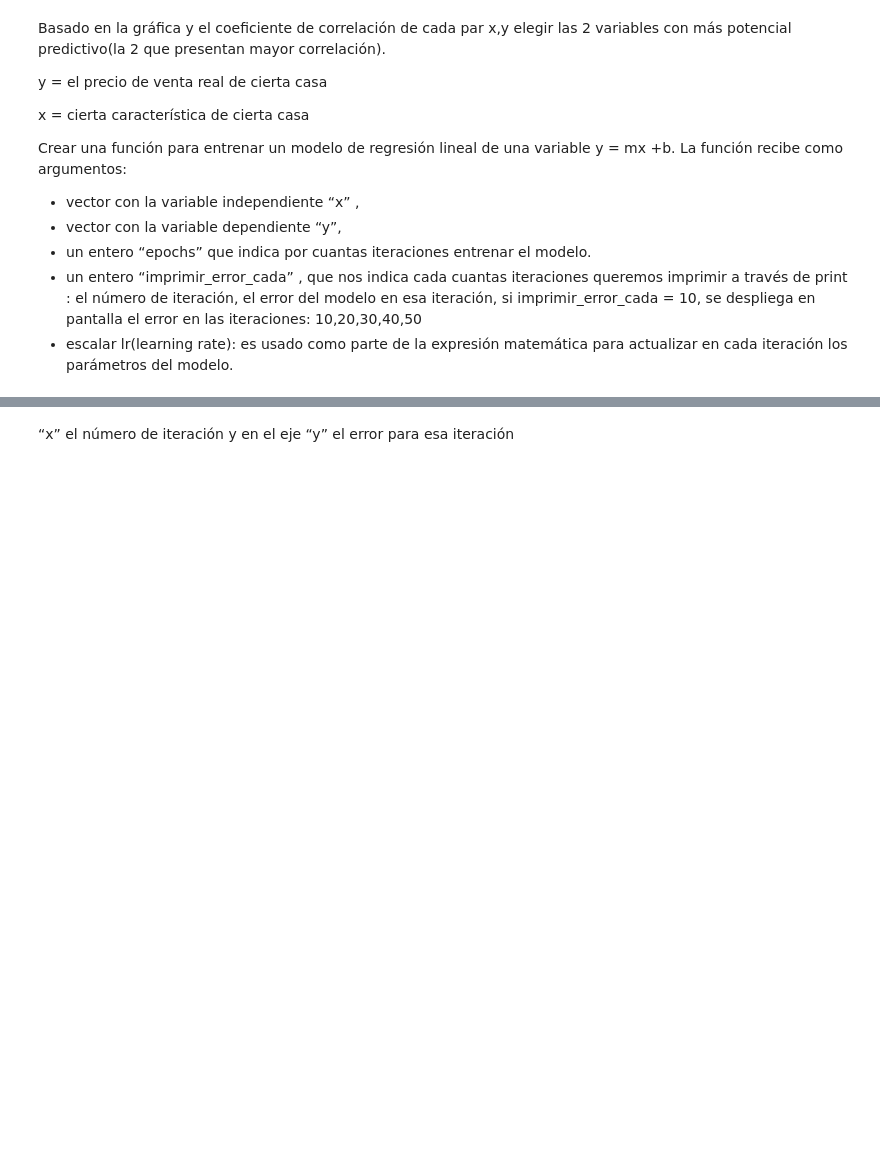
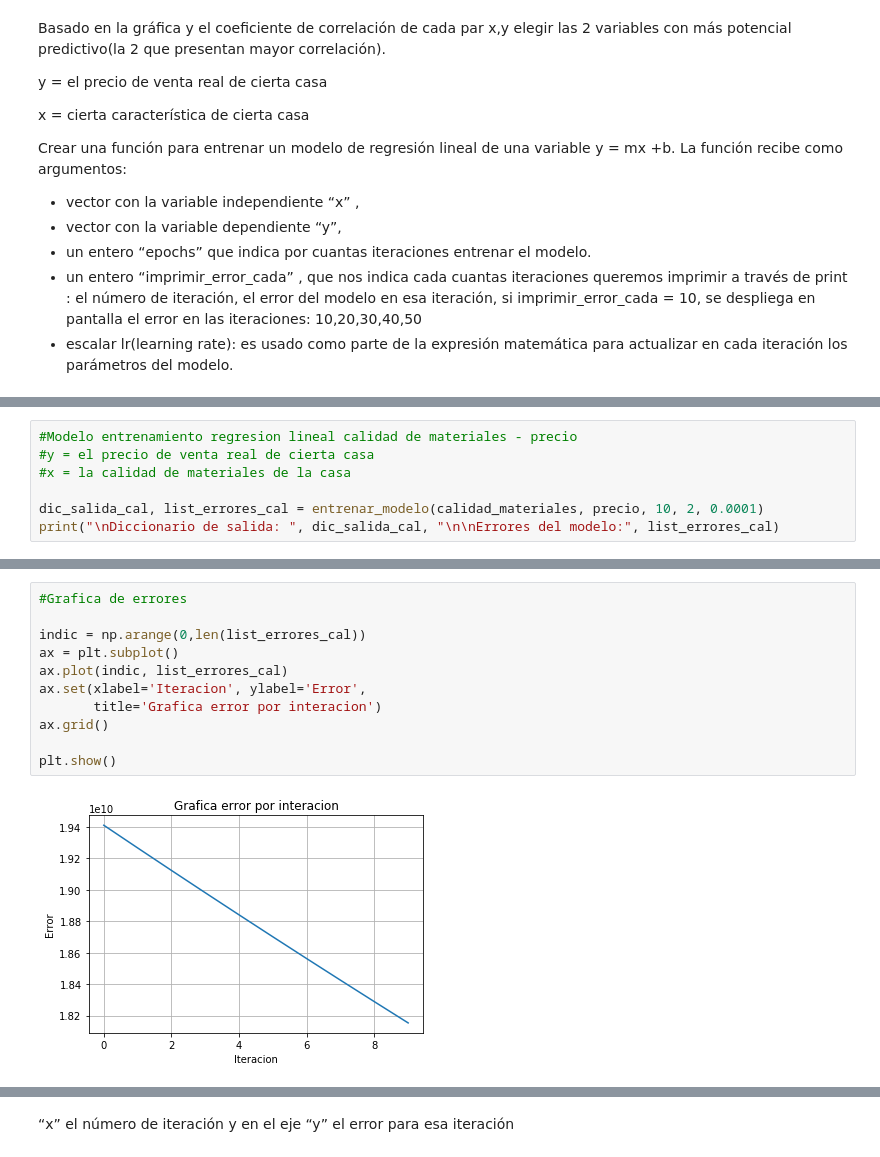
Before and after one commit to an3iitho/Project_linear_regression, a Jupyter notebook: Proyecto_Alvaro-Esquivel.ipynb, the cells around one changed output, grey strips where cells are left out. Drawn from its saved outputs; the diff is of its cells as text; blank space fills up the shorter version.

```diff
--- a/Proyecto_Alvaro-Esquivel.ipynb
+++ b/Proyecto_Alvaro-Esquivel.ipynb
@@ -425,0 +371,7 @@ indic: [ 0  1  2  3  4  5  6  7  8  9 10 11 12 13 14 15 16 17 18 19] (20,)
+# %%
+#Modelo entrenamiento regresion lineal calidad de materiales - precio
+#y = el precio de venta real de cierta casa
+#x = la calidad de materiales de la casa
+
+dic_salida_cal, list_errores_cal = entrenar_modelo(calidad_materiales, precio, 10, 2, 0.0001)
+print("\nDiccionario de salida: ", dic_salida_cal, "\n\nErrores del modelo:", list_errores_cal)
@@ -425,0 +399,13 @@ indic: [ 0  1  2  3  4  5  6  7  8  9 10 11 12 13 14 15 16 17 18 19] (20,)
+# %%
+#Grafica de errores
+
+indic = np.arange(0,len(list_errores_cal))
+ax = plt.subplot()
+ax.plot(indic, list_errores_cal)
+ax.set(xlabel='Iteracion', ylabel='Error',
+       title='Grafica error por interacion')
+ax.grid()
+
+plt.show()
+# %% [output]
+[figure, added]
```
Also changed, not shown: parts of 8 cells of this notebook.
